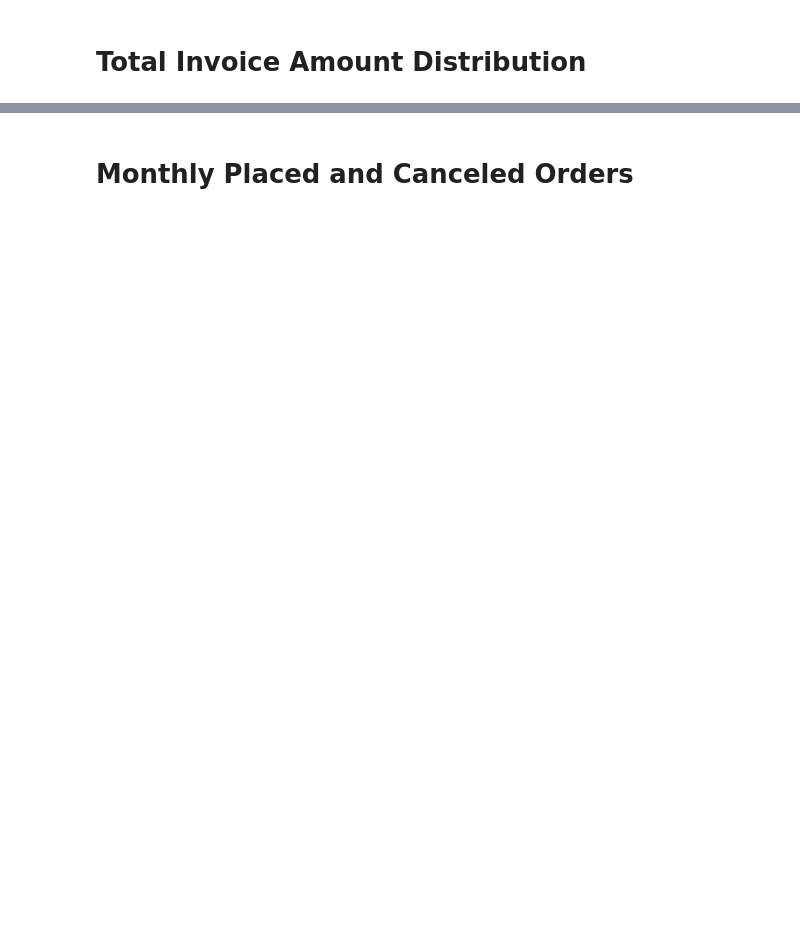
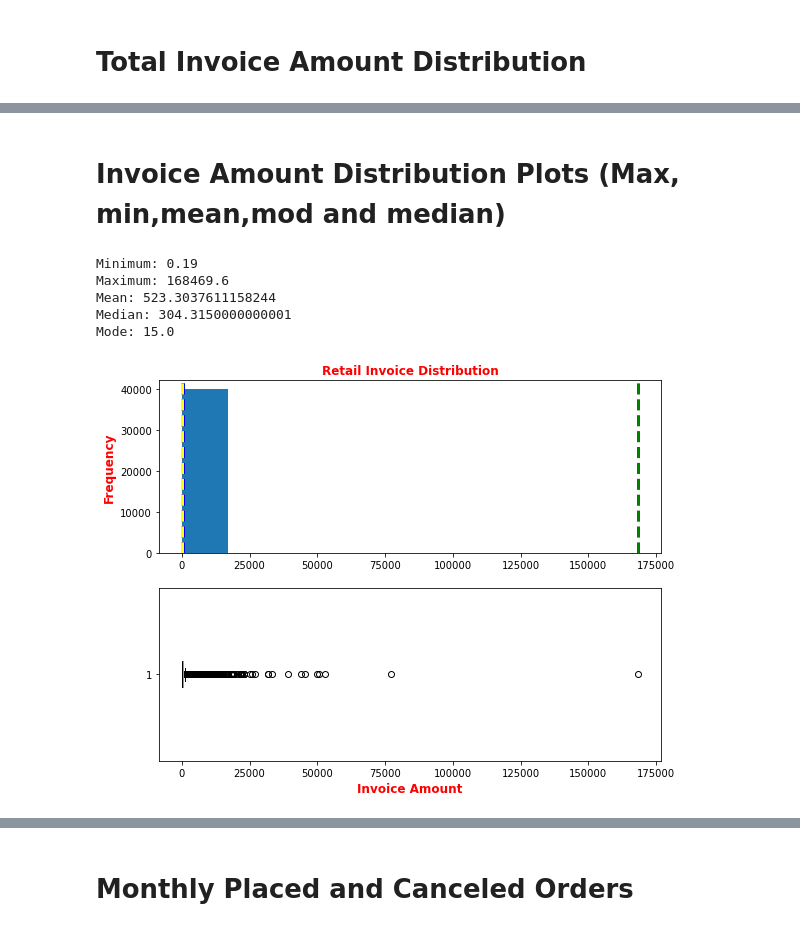
Before and after one commit to jarviscanada/jarvis_data_eng_GozdeArslan, a Jupyter notebook: python_data_analytics/python_data_wrangling/retail_data_analytics_wrangling.ipynb, the cells around one changed output, grey strips where cells are left out. Cells and saved outputs as stored; diff of their text form; code cells hidden in the pictures; blank space fills up the shorter version.

```diff
--- a/python_data_analytics/python_data_wrangling/retail_data_analytics_wrangling.ipynb
+++ b/python_data_analytics/python_data_wrangling/retail_data_analytics_wrangling.ipynb
@@ -131,6 +138,6 @@ KeyError: 'price'
 # %%
 #convert the 'invoice_date' data type, and display the updated Dataframe.
-retail_df = retail_df.astype({"invoice_date":'datetime64'})
+retail_df = retail_df.astype({"invoice_date":'datetime64'},copy=True)
 retail_df.info()
 # %% [output]
 <class 'pandas.core.frame.DataFrame'>
@@ -169,4 +160,0 @@ memory usage: 65.1+ MB
-# %%
-#calculated invoice amaout and addedto dataframe as column
-retail_df['invoice_amount'] = retail_df['quantity'] * retail_df['price']
-retail_df.head()
@@ -175,4 +163,6 @@ KeyError: 'price'
 # %%
-#Total amounts for each invoice are calculated, generated and displayed.
-invoice_df = retail_df[['invoice', 'invoice_amount']][retail_df.invoice_amount > 0].groupby('invoice').sum('invoice_amount')
-invoice_df.head()
+#calculated invoice amaout to  add dataframe
+invoice_amount_df = retail_df.copy()
+invoice_amount_df['invoice_amount'] = invoice_amount_df['quantity'] * invoice_amount_df['price']
+invoice_df = invoice_amount_df[['invoice', 'invoice_amount']][invoice_amount_df.invoice_amount > 0].groupby('invoice').sum('invoice_amount')
+invoice_df.head(10)
@@ -178,0 +182,44 @@ invoice_df.head()
+# %% [markdown]
+# Invoice Amount Distribution Plots (Max, min,mean,mod and median)
+# %%
+def invoice_distribution(retailData):
+ # Get all the required values
+  minimumInvc= retailData.min()
+  maximumInvc = retailData.max()
+  meanInvc= retailData.mean()
+  medianInvc= retailData.median()
+  modeInvc = retailData.mode()[0]
+     # Print the values
+  print('Minimum: {0} '.format(float(str(minimumInvc))))
+  print('Maximum: {0} '.format(float(str(maximumInvc))))
+  print('Mean: {0} '. format(float(str(meanInvc))))
+  print('Median: {0} '. format(float(str(medianInvc))))
+  print('Mode: {0}'.format(str(modeInvc)))
+
+
+  # Create a figure and plot a histogram
+  #fig = plt.figure(figsize=(114, 8))
+  #ax = fig.add_axes(2,1)
+  fig, ax = plt.subplots(2, 1, figsize = (9,7))
+  ax[0].set_title("Retail Invoice Distribution",fontsize =12 ,fontweight ='bold',color ="red")
+  ax[0].hist(retailData)
+  ax[0].set_ylabel("Frequency",fontsize =12 ,fontweight ='bold',color ="red")
+  ax[1].set_xlabel("Invoice Amount",fontsize =12 ,fontweight ='bold',color ="red")
+  ax[1].boxplot(retailData, vert=False)
+
+  ax[0].axvline(x=minimumInvc, color = "red", linestyle = "--", linewidth = 3)
+  ax[0].axvline(x=meanInvc, color = "grey", linestyle = "--", linewidth = 3)
+  ax[0].axvline(x=medianInvc, color = "blue", linestyle = "--", linewidth = 3)
+  ax[0].axvline(x=modeInvc, color = "yellow", linestyle = "--", linewidth = 3)
+  ax[0].axvline(x=maximumInvc, color ="green", linestyle = "--", linewidth = 3)
+ # Show the figure
+  fig.show()
+
+invoice_distribution(invoice_df.invoice_amount)
+# %% [output]
+Minimum: 0.19
+Maximum: 168469.6
+Mean: 523.3037611158244
+Median: 304.3150000000001
+Mode: 15.0
+[figure, added]
```
Also changed, not shown: parts of 22 cells of this notebook, 8 other files.
